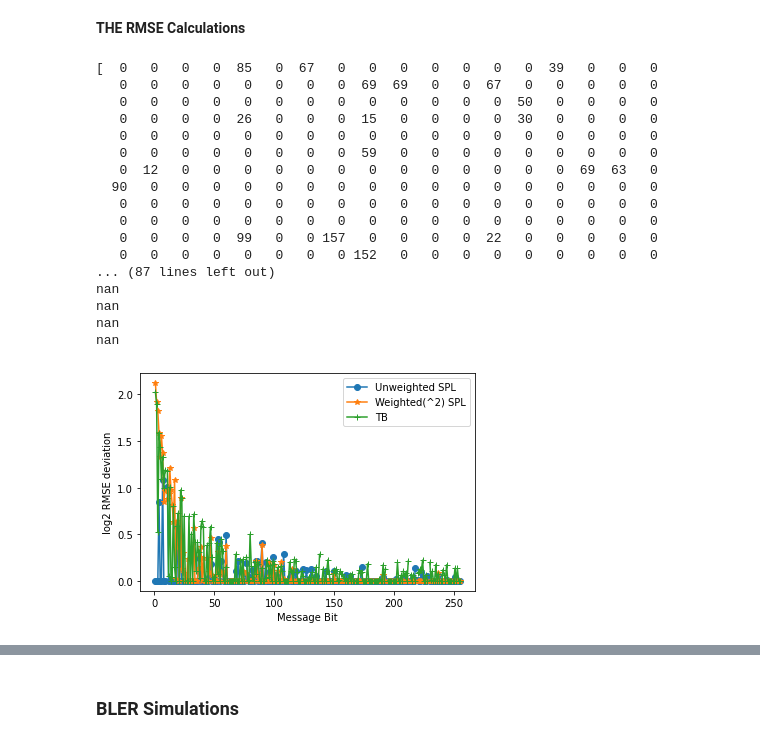
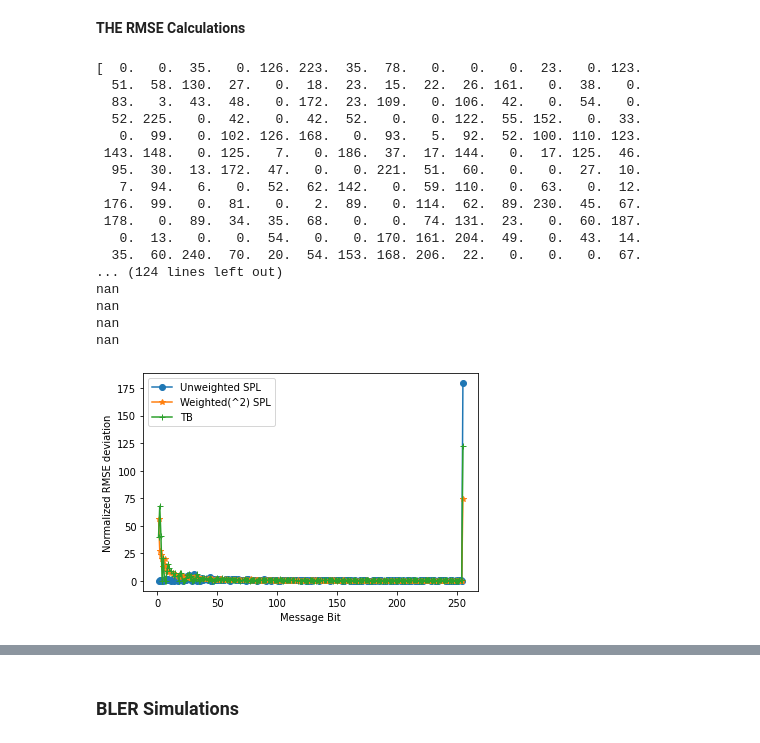
Before and after one commit to neelabhro/Deep-Learning-based-Wireless-Communications, a Jupyter notebook: SPL_uw|SPL_w|TB.ipynb, the cells around one changed output, grey strips where cells are left out. Drawn from its saved outputs; the diff is of its cells as text; code cells hidden in the pictures.

```diff
--- a/SPL_uw|SPL_w|TB.ipynb
+++ b/SPL_uw|SPL_w|TB.ipynb
@@ -58,7 +57,7 @@ rp2 = np.flip(np.arange(M))
 replacements = dict(zip(rp1,rp2))
 #print(rp2)
 replacer = replacements.get
-tr = ([replacer(n, n) for n in tr])
+#tr = ([replacer(n, n) for n in tr])
 
 print(tr)
 
@@ -106,7 +120,8 @@ for i in range(1000):
   Free_Lp[i] = 20*math.log10(Hm*Hb/s[i]**2)
   Pr[i] = Free_Lp[i]-Lo+Gm+Gb+Pt  #in dBW
   #SNR_var[i] = 20*math.log10(s[i] + 1) #Provides SNR (stddev) values for all distances spanning s
-  SNR_var[i] = (60/M)*s[i]
+  #SNR_var[i] = (60/M)*s[i]
+  SNR_var[i] = ((M)/((s[i]+1)*4))
   #print(SNR_var[i])
 for i in SNR_var.values():
   ad_noise_std.append(i)
@@ -121,7 +136,8 @@ for j in range(M+1,1):
   Free_Lp[j] = 20*math.log10(Hm*Hb/j**2)
   Pr[j] = Free_Lp[j]-Lo+Gm+Gb+Pt  #in dBW
   #SNR_var[j] = 20*math.log10(s[j] + 1)
-  SNR_var[j] = (60/M)*j
+  #SNR_var[j] = (60/M)*j
+  SNR_var[j] = ((M)/((j+1)*4))
 
 const_noise_std = []  #The values of the dictionary, finally providing an array of stdevs
 for j in SNR_var.values():
@@ -131,14 +147,15 @@ const_noise_std = np.transpose(np.tile(const_noise_std, (2,2,1)))
 
 seven_noise_std = np.ones(1000)*7
 seven_noise_std = np.transpose(np.tile(seven_noise_std, (2,2,1)))
-#print(ad_noise_std)
+print((ad_noise_std))
 
 tr_noise_std = []
 for i in range(1000):
   Free_Lp[i] = 20*math.log10(Hm*Hb/tr[i]**2)
   Pr[i] = Free_Lp[i]-Lo+Gm+Gb+Pt  #in dBW
   #SNR_var[i] = 20*math.log10(s[i] + 1) #Provides SNR (stddev) values for all distances spanning s
-  SNR_var[i] = (60/M)*tr[i]
+  #SNR_var[i] = (60/M)*tr[i]
+  SNR_var[i] = ((M)/((tr[i]+1)*4))
 for i in SNR_var.values():
   tr_noise_std.append(i)
 
@@ -1193,54 +1230,54 @@ for i in rmse_Tb.values():
 #rmse_uwA = rmse_uwA + 1
 #rmse_wA = rmse_wA + 1
 #rmse_uw = [rmse_uw_0, rmse_uw_1, rmse_uw_2, rmse_uw_3, rmse_uw_4, rmse_uw_5, rmse_uw_6, rmse_uw_7, rmse_uw_8, rmse_uw_9, rmse_uw_10, rmse_uw_11, rmse_uw_12, rmse_uw_13, rmse_uw_14, rmse_uw_15]
 rmse_uw = np.log10(np.divide(rmse_uwA,message_factor) +1 )
-#rmse_uw = (np.divide(rmse_uwA,message_factor))
-#rmse_uw = rmse_uwA
+rmse_uw = (np.divide(rmse_uwA,message_factor))
+#rmse_uw = np.log2(np.divide(rmse_uwA,1) +1 )
 #rmse_w = [rmse_w_0, rmse_w_1, rmse_w_2, rmse_w_3, rmse_w_4, rmse_w_5, rmse_w_6, rmse_w_7, rmse_w_8, rmse_w_9, rmse_w_10, rmse_w_11, rmse_w_12, rmse_w_13, rmse_w_14, rmse_w_15]
 rmse_w = np.log10(np.divide(rmse_wA,message_factor) +1 )
-#rmse_w = (np.divide(rmse_wA,message_factor))
-
+rmse_w = (np.divide(rmse_wA,message_factor))
+#rmse_w = np.log2(np.divide(rmse_wA,1) +1 )
 
 rmse_Tb = np.log10(np.divide(rmse_TbA,message_factor) +1 )
-#rmse_Tb = (np.divide(rmse_TbA,message_factor))
-#rmse_w = rmse_wA
+rmse_Tb = (np.divide(rmse_TbA,message_factor))
+#rmse_Tb = np.log2(np.divide(rmse_TbA,1) +1 )
 #message = [0,1,2,3,4,5,6,7,8,9,10,11,12,13,14,15]
 message = np.arange(M)
 
 print(rmse_uw)
 plt.plot(message, rmse_uw, '-o');
 plt.plot(message, rmse_w, '-*');
 plt.plot(message, rmse_Tb, '-+');
 plt.xlabel('Message Bit')
 plt.ylabel('Normalized RMSE deviation')
-plt.ylabel('log2 RMSE deviation')
+#plt.ylabel('log10 Norm RMSE deviation')
 plt.legend(['Unweighted SPL', 'Weighted(^2) SPL','TB'])
 
 
 print(np.sum(rmse_uw))
 print(np.sum(rmse_w))
 
 print(np.sum(rmse_uwA))
 print(np.sum(rmse_wA))
 # %% [output]
-[  0   0   0   0  85   0  67   0   0   0   0   0   0   0  39   0   0   0
-   0   0   0   0   0   0   0   0  69  69   0   0  67   0   0   0   0   0
-   0   0   0   0   0   0   0   0   0   0   0   0   0  50   0   0   0   0
-   0   0   0   0  26   0   0   0  15   0   0   0   0  30   0   0   0   0
-   0   0   0   0   0   0   0   0   0   0   0   0   0   0   0   0   0   0
-   0   0   0   0   0   0   0   0  59   0   0   0   0   0   0   0   0   0
-   0  12   0   0   0   0   0   0   0   0   0   0   0   0   0  69  63   0
-  90   0   0   0   0   0   0   0   0   0   0   0   0   0   0   0   0   0
-   0   0   0   0   0   0   0   0   0   0   0   0   0   0   0   0   0   0
-   0   0   0   0   0   0   0   0   0   0   0   0   0   0   0   0   0   0
-   0   0   0   0  99   0   0 157   0   0   0   0  22   0   0   0   0   0
-   0   0   0   0   0   0   0   0 152   0   0   0   0   0   0   0   0   0
-... (87 lines left out)
+[  0.   0.  35.   0. 126. 223.  35.  78.   0.   0.   0.  23.   0. 123.
+  51.  58. 130.  27.   0.  18.  23.  15.  22.  26. 161.   0.  38.   0.
+  83.   3.  43.  48.   0. 172.  23. 109.   0. 106.  42.   0.  54.   0.
+  52. 225.   0.  42.   0.  42.  52.   0.   0. 122.  55. 152.   0.  33.
+   0.  99.   0. 102. 126. 168.   0.  93.   5.  92.  52. 100. 110. 123.
+ 143. 148.   0. 125.   7.   0. 186.  37.  17. 144.   0.  17. 125.  46.
+  95.  30.  13. 172.  47.   0.   0. 221.  51.  60.   0.   0.  27.  10.
+   7.  94.   6.   0.  52.  62. 142.   0.  59. 110.   0.  63.   0.  12.
+ 176.  99.   0.  81.   0.   2.  89.   0. 114.  62.  89. 230.  45.  67.
+ 178.   0.  89.  34.  35.  68.   0.   0.  74. 131.  23.   0.  60. 187.
+   0.  13.   0.   0.  54.   0.   0. 170. 161. 204.  49.   0.  43.  14.
+  35.  60. 240.  70.  20.  54. 153. 168. 206.  22.   0.   0.   0.  67.
+... (124 lines left out)
 nan
 nan
 nan
 nan
-[figure, old version]
+[figure, new version]
 # %%
 ae.plot_constellation(const_noise_std);
 #plot_constellation_2(ae,range(0,ae.M))
```
Also changed, not shown: parts of 11 cells of this notebook.
